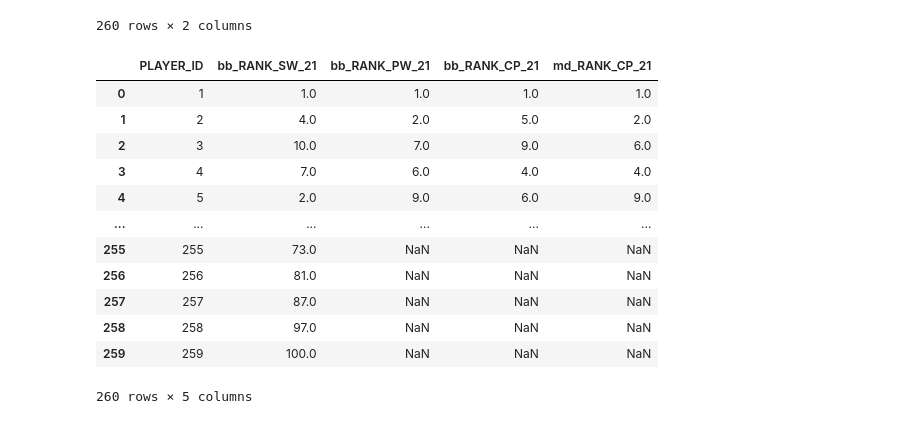
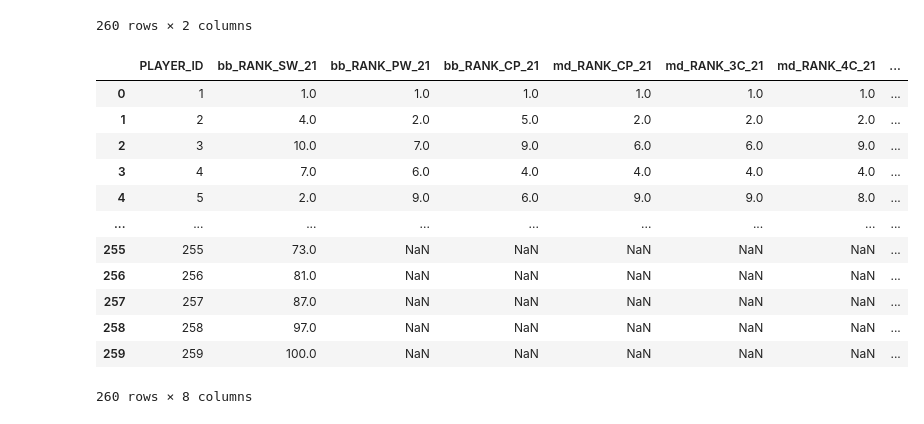
Before and after one commit to hinayatali9/EMSF_CAPSTONE, a Jupyter notebook: draft_pick_prob/model_validation/2021_validation/2021_past_year_validation.ipynb, the cells around one changed output. Saved outputs shown, nothing was run; the diff lists cells and outputs as text; code cells hidden in the pictures.

```diff
--- a/draft_pick_prob/model_validation/2021_validation/2021_past_year_validation.ipynb
+++ b/draft_pick_prob/model_validation/2021_validation/2021_past_year_validation.ipynb
@@ -8,16 +8,19 @@ import pymc
 sys.path.append(f'{os.path.dirname(os.path.dirname(os.getcwd()))}/draft_pick_prob')
 # %%
 #draft_df=pd.read_csv('/Users/tiffanieli/Documents/EMSF_CAPSTONE/draft_pick_prob/model_validation/2021_validation/2021_draft_order.csv')
-draft_df = pd.read_csv('/Users/tiffanieli/Documents/EMSF_CAPSTONE/draft_pick_prob/model_validation/2021_validation/2021_draft_order.csv', encoding='ISO-8859-1')
+draft_df = pd.read_csv('2021_draft_order.csv', encoding='ISO-8859-1')
 
-
+'''
 mock_draft_df=pd.read_csv('/Users/tiffanieli/Documents/EMSF_CAPSTONE/draft_pick_prob/model_validation/2021_validation/2021_SW_jun22_bb.csv').sort_values(by='RANK').rename(columns={'RANK':'RANK_SW_21'})
 mock_draft_df_2=pd.read_csv('/Users/tiffanieli/Documents/EMSF_CAPSTONE/draft_pick_prob/model_validation/2021_validation/2021_PW_jun21_bb.csv').sort_values(by='RANK').rename(columns={'RANK':'RANK_PW_21'})
 mock_draft_df_3=pd.read_csv('/Users/tiffanieli/Documents/EMSF_CAPSTONE/draft_pick_prob/model_validation/2021_validation/2021_CP_jun15_bb.csv').sort_values(by='RANK').rename(columns={'RANK':'RANK_CP_21'})
 mock_draft_df_4=pd.read_csv('/Users/tiffanieli/Documents/EMSF_CAPSTONE/draft_pick_prob/model_validation/2021_validation/2021_CP_md.csv').sort_values(by='RANK').rename(columns={'RANK':'RANK_2CP_21'})
+mock_draft_df_5=pd.read_csv('/Users/tiffanieli/Documents/EMSF_CAPSTONE/draft_pick_prob/model_validation/2021_validation/2021_3CP_md.csv').sort_values(by='RANK').rename(columns={'RANK':'RANK_3CP_21'})
+mock_draft_df_6=pd.read_csv('/Users/tiffanieli/Documents/EMSF_CAPSTONE/draft_pick_prob/model_validation/2021_validation/2021_4CP_md.csv').sort_values(by='RANK').rename(columns={'RANK':'RANK_4CP_21'})
+mock_draft_df_7=pd.read_csv('/Users/tiffanieli/Documents/EMSF_CAPSTONE/draft_pick_prob/model_validation/2021_validation/2021_5CP_md.csv').sort_values(by='RANK').rename(columns={'RANK':'RANK_5CP_21'})
+'''
 
-
-possible_players=pd.read_csv('/Users/tiffanieli/Documents/EMSF_CAPSTONE/draft_pick_prob/model_validation/2021_validation/2021_PLAYER_IDS.csv',encoding='ISO-8859-1')
+possible_players=pd.read_csv('2021_PLAYER_IDS.csv',encoding='ISO-8859-1')
 possible_players
 # %% [output]
 |  | PLAYER_NAME | PLAYER_ID |
@@ -34,9 +37,7 @@ possible_players
 | 259 | Ruben Rafkin | 259 |
 260 rows × 2 columns
 # %%
-#draft_df=pd.read_csv('/Users/tiffanieli/Documents/EMSF_CAPSTONE/draft_pick_prob/model_validation/2021_validation/2021_draft_order.csv',encoding='ISO-8859-1')
-
-file_list =['2021_SW_jun22_bb.csv','2021_PW_jun21_bb.csv','2021_CP_jun15_bb.csv','2021_CP_md.csv']
+file_list =['2021_SW_jun22_bb.csv','2021_PW_jun21_bb.csv','2021_CP_jun15_bb.csv','2021_CP_md.csv','2021_3CP_md.csv','2021_4CP_md.csv','2021_5CP_md.csv']
 
 mock_draft_dfs = []
 
@@ -47,12 +48,6 @@ for filename in file_list:
     # Sort the DataFrame by 'RANK' column
     df = df.sort_values(by='RANK')
 
-    #section not needed for 2021 because it is already all consecutive
-    # Check if 'RANK' increases by 1 each time
-    #is_consecutive = df['RANK'].diff() == 1
-
-    # Use a mask to filter the DataFrame to keep only consecutive ranks
-    #df = df[is_consecutive]
 
     prefix = filename[5:7]
 
@@ -72,27 +67,30 @@ for filename in file_list:
 # %%
 import math
 df_player_rankings=possible_players[['PLAYER_ID']].merge(mock_draft_dfs[0][['PLAYER_ID','bb_RANK_SW_21']], how='left', on=['PLAYER_ID'])
 df_player_rankings=df_player_rankings.merge(mock_draft_dfs[1][['PLAYER_ID','bb_RANK_PW_21']], how='left', on=['PLAYER_ID'])
 df_player_rankings=df_player_rankings.merge(mock_draft_dfs[2][['PLAYER_ID','bb_RANK_CP_21']], how='left', on=['PLAYER_ID'])
 df_player_rankings=df_player_rankings.merge(mock_draft_dfs[3][['PLAYER_ID','md_RANK_CP_21']], how='left', on=['PLAYER_ID'])
+df_player_rankings=df_player_rankings.merge(mock_draft_dfs[4][['PLAYER_ID','md_RANK_3C_21']], how='left', on=['PLAYER_ID'])
+df_player_rankings=df_player_rankings.merge(mock_draft_dfs[5][['PLAYER_ID','md_RANK_4C_21']], how='left', on=['PLAYER_ID'])
+df_player_rankings=df_player_rankings.merge(mock_draft_dfs[6][['PLAYER_ID','md_RANK_5C_21']], how='left', on=['PLAYER_ID'])
 
 
 
 df_player_rankings
 # %% [output]
-|  | PLAYER_ID | bb_RANK_SW_21 | bb_RANK_PW_21 | bb_RANK_CP_21 | md_RANK_CP_21 |
-| 0 | 1 | 1.0 | 1.0 | 1.0 | 1.0 |
-| 1 | 2 | 4.0 | 2.0 | 5.0 | 2.0 |
-| 2 | 3 | 10.0 | 7.0 | 9.0 | 6.0 |
-| 3 | 4 | 7.0 | 6.0 | 4.0 | 4.0 |
-| 4 | 5 | 2.0 | 9.0 | 6.0 | 9.0 |
-| ... | ... | ... | ... | ... | ... |
-| 255 | 255 | 73.0 | NaN | NaN | NaN |
-| 256 | 256 | 81.0 | NaN | NaN | NaN |
-| 257 | 257 | 87.0 | NaN | NaN | NaN |
-| 258 | 258 | 97.0 | NaN | NaN | NaN |
-| 259 | 259 | 100.0 | NaN | NaN | NaN |
+|  | PLAYER_ID | bb_RANK_SW_21 | bb_RANK_PW_21 | bb_RANK_CP_21 | md_RANK_CP_21 | md_RANK_3C_21 | md_RANK_4C_21 | ... |
+| 0 | 1 | 1.0 | 1.0 | 1.0 | 1.0 | 1.0 | 1.0 | ... |
+| 1 | 2 | 4.0 | 2.0 | 5.0 | 2.0 | 2.0 | 2.0 | ... |
+| 2 | 3 | 10.0 | 7.0 | 9.0 | 6.0 | 6.0 | 9.0 | ... |
+| 3 | 4 | 7.0 | 6.0 | 4.0 | 4.0 | 4.0 | 4.0 | ... |
+| 4 | 5 | 2.0 | 9.0 | 6.0 | 9.0 | 9.0 | 8.0 | ... |
+| ... | ... | ... | ... | ... | ... | ... | ... | ... |
+| 255 | 255 | 73.0 | NaN | NaN | NaN | NaN | NaN | ... |
+| 256 | 256 | 81.0 | NaN | NaN | NaN | NaN | NaN | ... |
+| 257 | 257 | 87.0 | NaN | NaN | NaN | NaN | NaN | ... |
+| 258 | 258 | 97.0 | NaN | NaN | NaN | NaN | NaN | ... |
+| 259 | 259 | 100.0 | NaN | NaN | NaN | NaN | NaN | ... |
-260 rows × 5 columns
+260 rows × 8 columns
 # %%
 def likelihood(strengths, rankings):
     # params: vector of parameters [intercept, slope]
```
Also changed, not shown: parts of 6 cells of this notebook, 3 other files.
